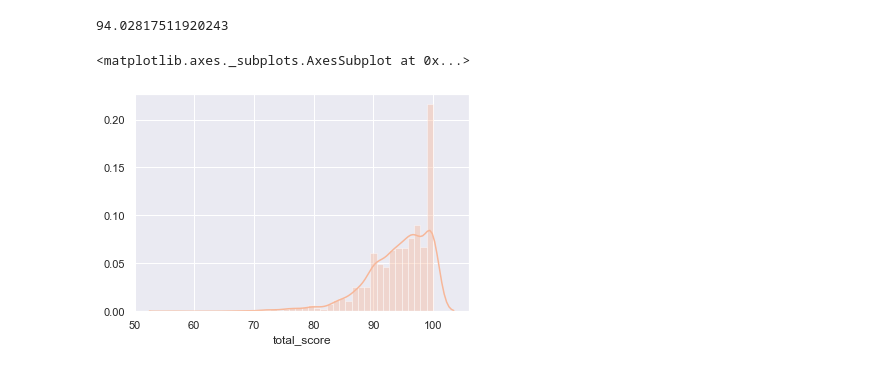
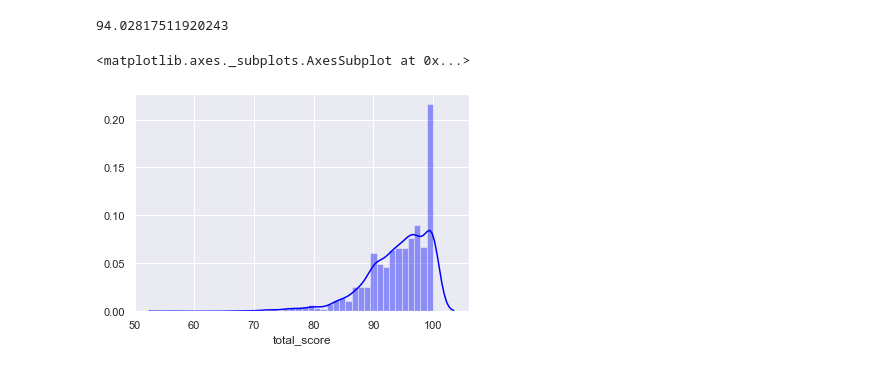
Before and after one commit to CodeBound-Annihilators/yelpproject, a Jupyter notebook: garretts_graphs.ipynb, the cells around one changed output. Saved outputs shown, nothing was run; the diff lists cells and outputs as text; code cells hidden in the pictures.

```diff
--- a/garretts_graphs.ipynb
+++ b/garretts_graphs.ipynb
@@ -445,7 +459,7 @@ merged['total_score'].mean()
 # %% [output]
 94.02817511920243
 # %%
-sns.distplot(merged['total_score'])
+sns.distplot(merged['total_score'], color = 'blue')
 # %% [output]
 <matplotlib.axes._subplots.AxesSubplot at 0x...>
-[figure, old version]
+[figure, new version]
```
Also changed, not shown: parts of 7 cells of this notebook, 1 other file.
